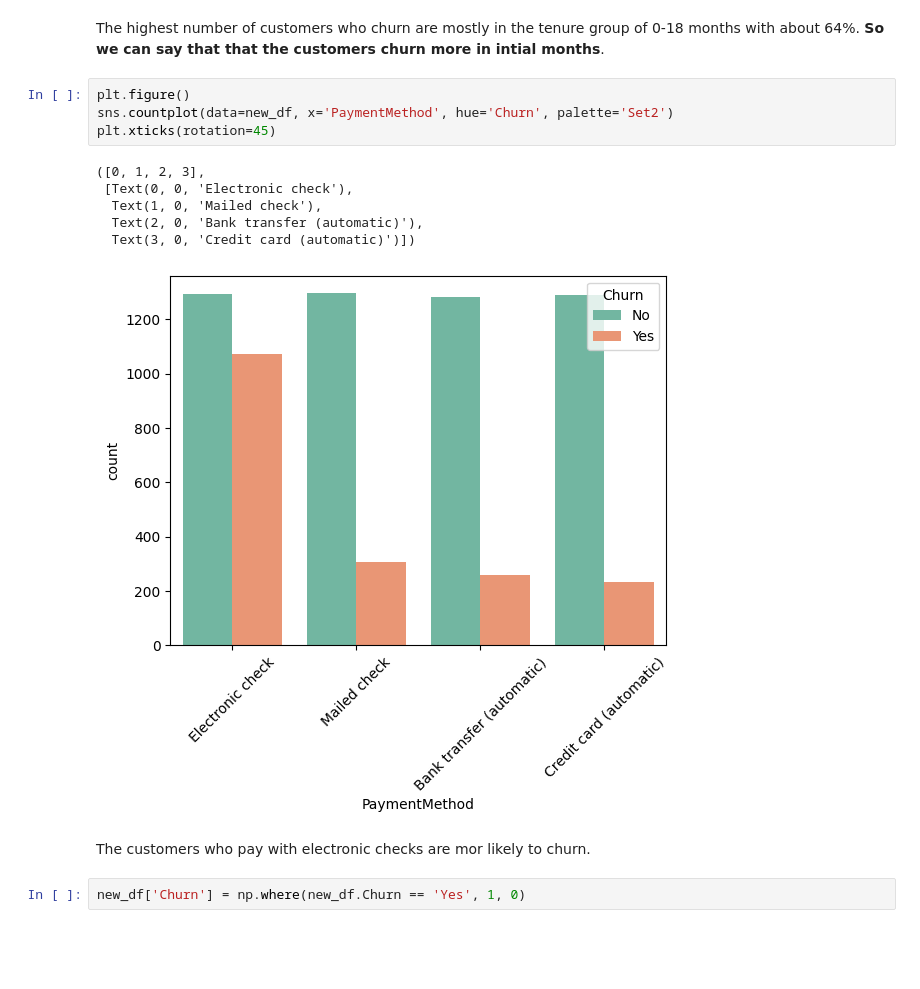
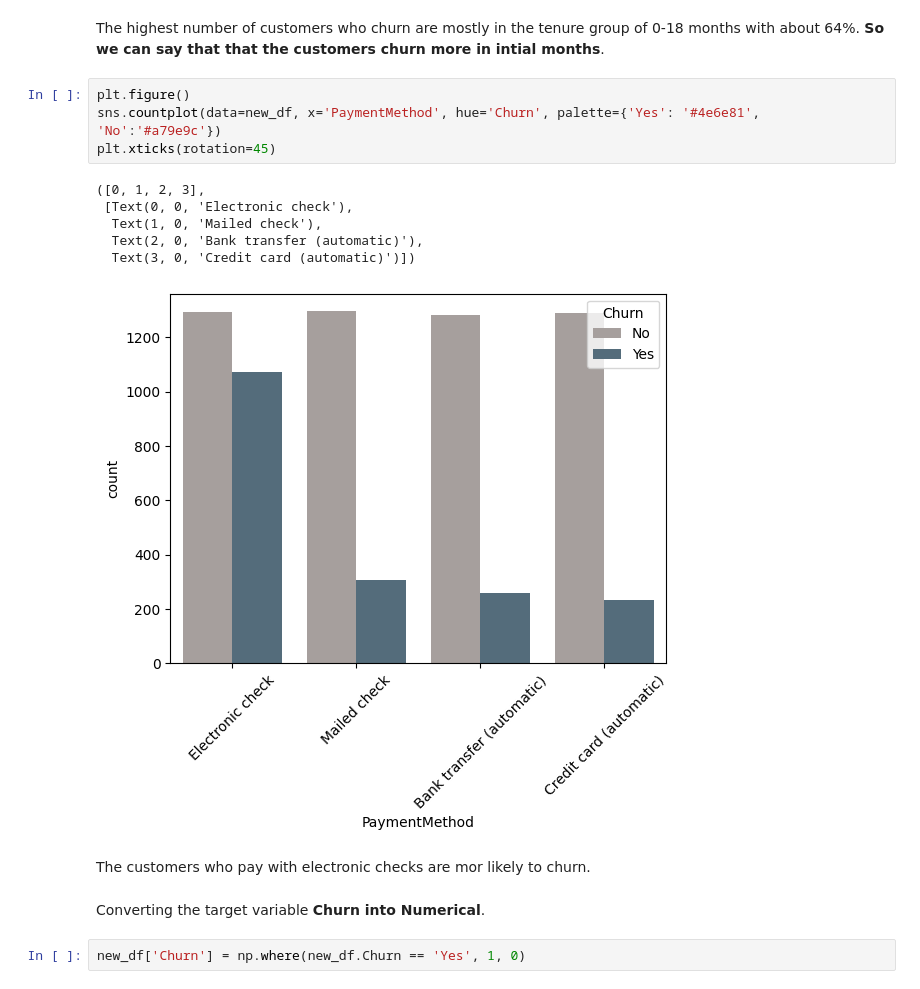
Before and after one commit to AdityaKumbhar21/EDA_Customer_Churn_Analysis, a Jupyter notebook: analysis.ipynb, the cells around one changed output. Saved outputs shown, nothing was run; the diff lists cells and outputs as text; blank space fills up the shorter version.

```diff
--- a/analysis.ipynb
+++ b/analysis.ipynb
@@ -275,17 +282,19 @@ Text(0.5, 1.0, 'Customer count for tenure group who churned')
 The highest number of customers who churn are mostly in the tenure group of 0-18 months with about 64%. **So we can say that that the customers churn more in intial months**.
 # %%
 plt.figure()
-sns.countplot(data=new_df, x='PaymentMethod', hue='Churn', palette='Set2')
+sns.countplot(data=new_df, x='PaymentMethod', hue='Churn', palette={'Yes': '#4e6e81', 'No':'#a79e9c'})
 plt.xticks(rotation=45)
 # %% [output]
 ([0, 1, 2, 3],
  [Text(0, 0, 'Electronic check'),
   Text(1, 0, 'Mailed check'),
   Text(2, 0, 'Bank transfer (automatic)'),
   Text(3, 0, 'Credit card (automatic)')])
-[figure, old version]
+[figure, new version]
 # %% [markdown]
 The customers who pay with electronic checks are mor likely to churn.
+# %% [markdown]
+Converting the target variable **Churn into Numerical**.
 # %%
 new_df['Churn'] = np.where(new_df.Churn == 'Yes', 1, 0)
 # %%
```
Also changed, not shown: parts of 21 cells of this notebook.
